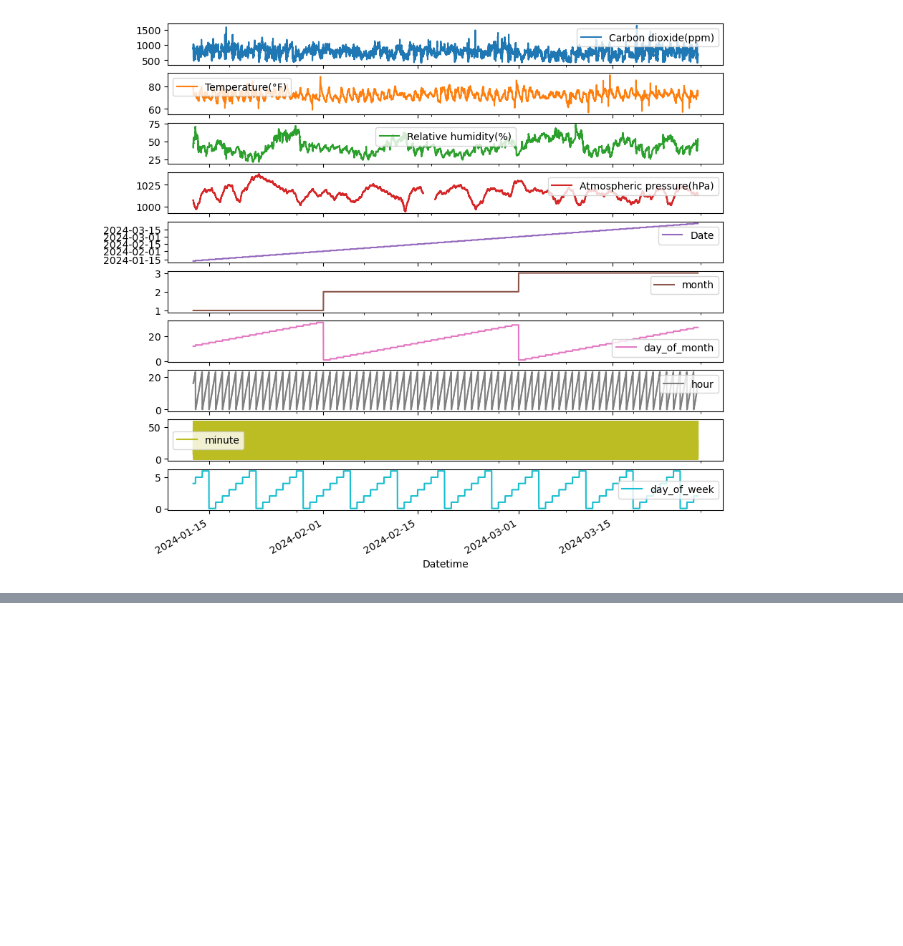
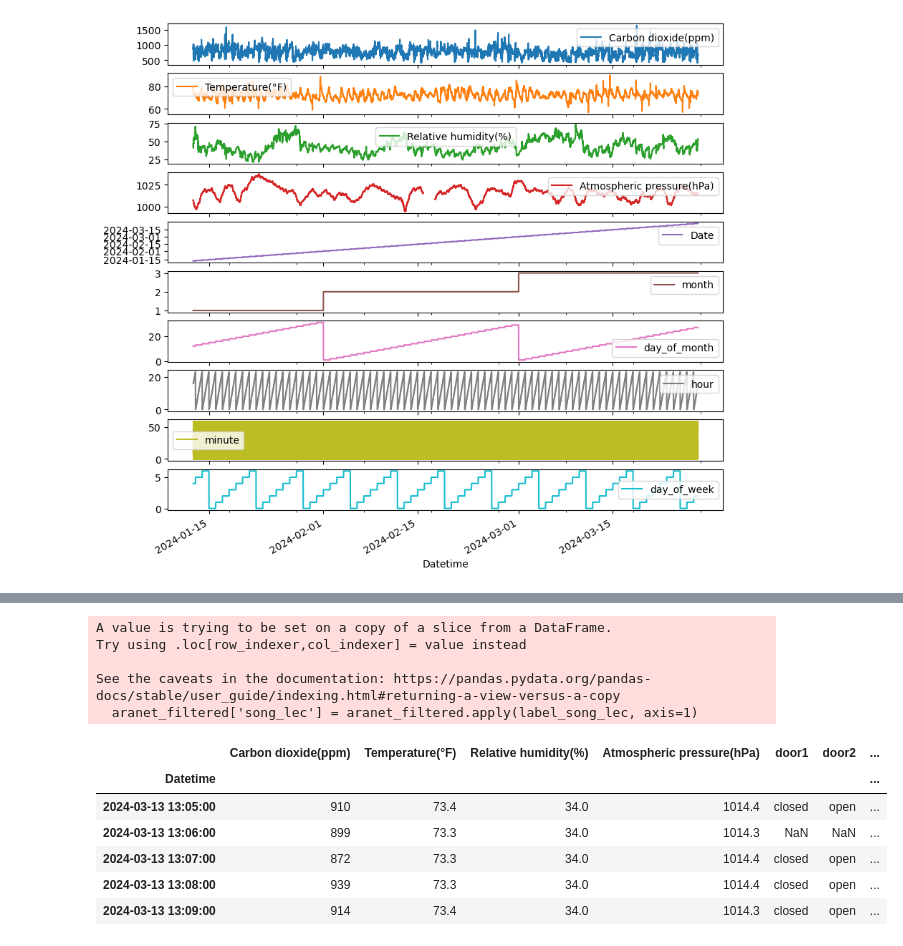
Before and after one commit to coreyddsc/aranet4-project, a Jupyter notebook: coreyd.dsc_temporary/aranet_ts_manipulations.ipynb, the cells around one changed output, grey strips where cells are left out. Saved outputs shown, nothing was run; the diff lists cells and outputs as text; code cells hidden in the pictures; blank space fills up the shorter version.

```diff
--- a/coreyd.dsc_temporary/aranet_ts_manipulations.ipynb
+++ b/coreyd.dsc_temporary/aranet_ts_manipulations.ipynb
@@ -372,0 +354,26 @@ plt.show()
+# %%
+# Define a function to label the time periods as a boolean
+def label_song_lec(row):
+    if row.name.dayofweek in [0, 1, 2, 3]:  # Monday to Thursday
+        if row.name.time() >= pd.to_datetime('12:15').time() and row.name.time() <= pd.to_datetime('13:15').time():
+            return True
+    return False
+
+# Apply the function to the DataFrame
+aranet_filtered['song_lec'] = aranet_filtered.apply(label_song_lec, axis=1)
+
+# Check the first few rows to verify the new feature
+aranet_filtered.head()
+# %% [output]
+A value is trying to be set on a copy of a slice from a DataFrame.
+Try using .loc[row_indexer,col_indexer] = value instead
+
+See the caveats in the documentation: https://pandas.pydata.org/pandas-docs/stable/user_guide/indexing.html#returning-a-view-versus-a-copy
+  aranet_filtered['song_lec'] = aranet_filtered.apply(label_song_lec, axis=1)
+|  | Carbon dioxide(ppm) | Temperature(°F) | Relative humidity(%) | Atmospheric pressure(hPa) | door1 | door2 | ... |
+| Datetime |  |  |  |  |  |  | ... |
+| 2024-03-13 13:05:00 | 910 | 73.4 | 34.0 | 1014.4 | closed | open | ... |
+| 2024-03-13 13:06:00 | 899 | 73.3 | 34.0 | 1014.3 | NaN | NaN | ... |
+| 2024-03-13 13:07:00 | 872 | 73.3 | 34.0 | 1014.4 | closed | open | ... |
+| 2024-03-13 13:08:00 | 939 | 73.3 | 34.0 | 1014.4 | closed | open | ... |
+| 2024-03-13 13:09:00 | 914 | 73.4 | 34.0 | 1014.3 | closed | open | ... |
```
Also changed, not shown: parts of 5 cells of this notebook.
